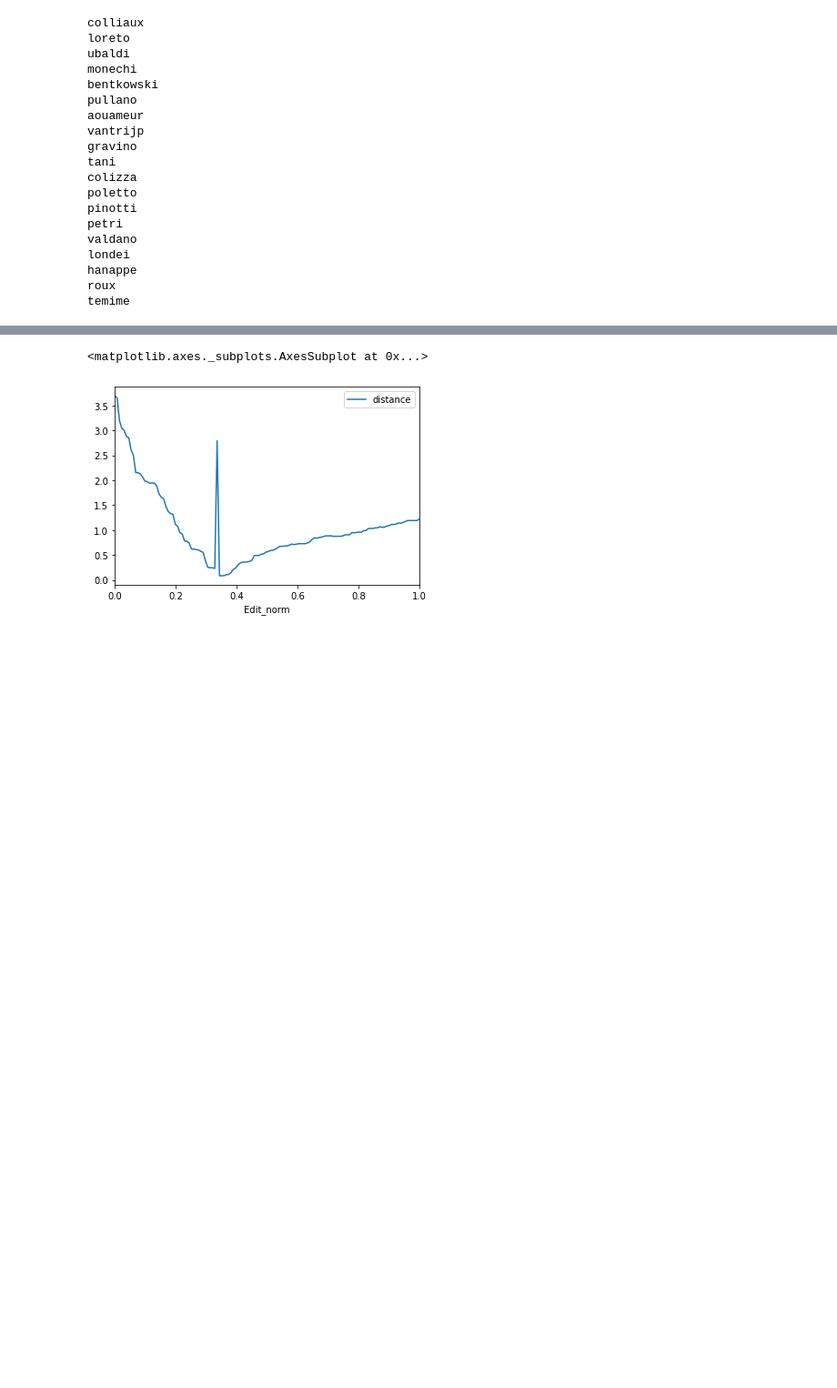
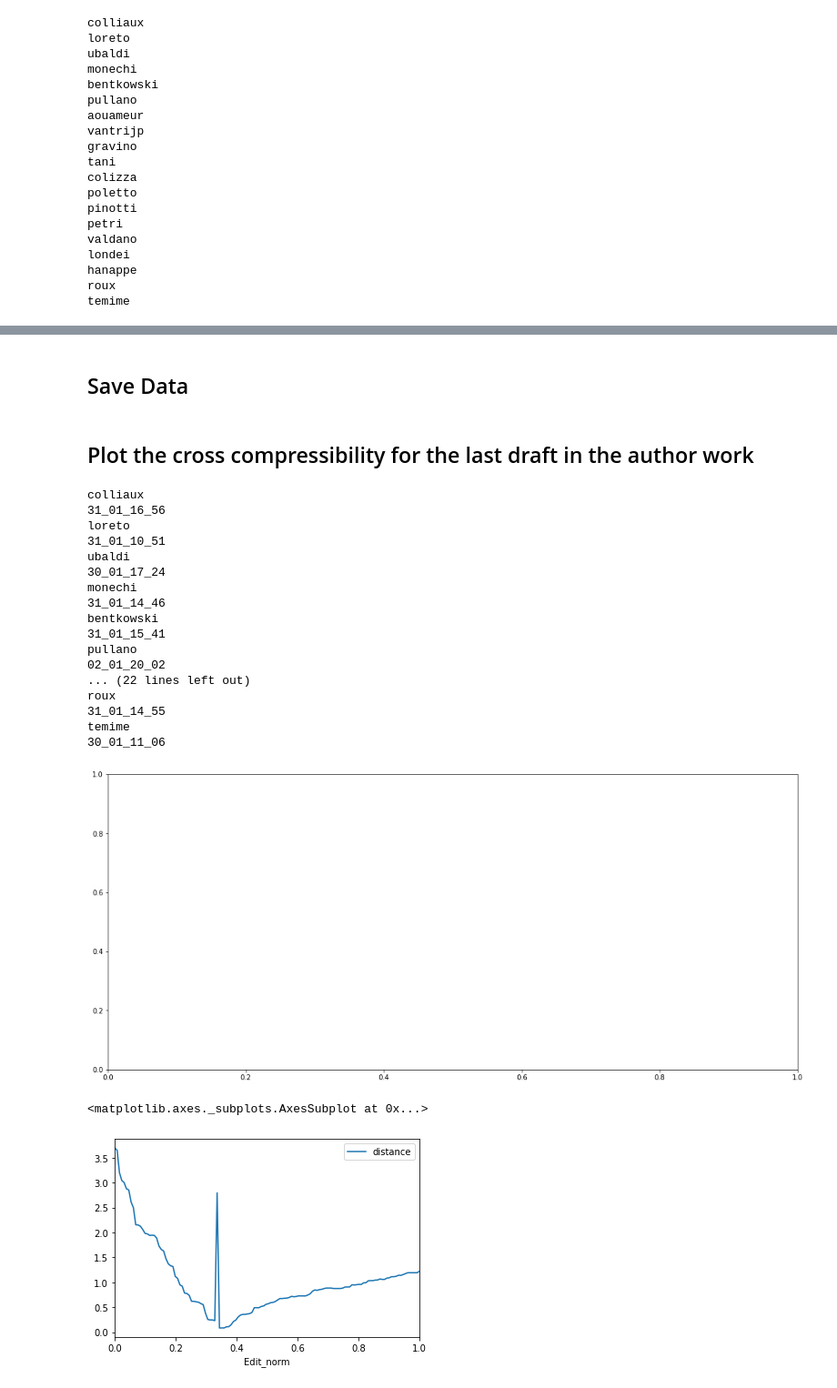
Before and after one commit to losardor/DraftAnalysis, a Jupyter notebook: PACCHETTO_ruggieroDraft/DrafAnal_with_package.ipynb, the cells around one changed output, grey strips where cells are left out. Shown: that part at 91% size. Saved outputs shown, nothing was run; the diff lists cells and outputs as text; code cells hidden in the pictures; blank space fills up the shorter version.

```diff
--- a/PACCHETTO_ruggieroDraft/DrafAnal_with_package.ipynb
+++ b/PACCHETTO_ruggieroDraft/DrafAnal_with_package.ipynb
@@ -59,0 +115,2 @@ temime
+# %% [markdown]
+## Save Data
@@ -60,2 +122,45 @@ temime
+# %% [markdown]
+## Plot the cross compressibility for the last draft in the author work
+# %%
+last_draft = {}
+for author in Data:
+    time_of_draft = [dt.strptime(draft.tag, '%d_%m_%H_%M') for draft in author.drafts]
+    tof_s = sorted(time_of_draft)
+    tof_dic = {}
+    for i in range(len(tof_s)):
+        tof_dic[tof_s[i]] = time_of_draft[i]
+    ind = time_of_draft.index(tof_dic[tof_s[-1]])
+    last_draft[author.name] = ind
+# %%
+x = np.linspace(0, 5, 100)
+cmap = plt.get_cmap('jet')
+fig = plt.figure(figsize=(14,6))
+ax = fig.add_axes([1,1,1,1])
+N = len(Data)
+for i,author in enumerate(Data):
+    color = cmap(float(i)/N)
+    print(author.name)
+    print(author.drafts[last_draft[author.name]].tag)
+    #contigData.plot(ax=ax, x='Edit_norm', y='distance', c=color,
+    #                                                       label=author.name)
+# %% [output]
+colliaux
+31_01_16_56
+loreto
+31_01_10_51
+ubaldi
+30_01_17_24
+monechi
+31_01_14_46
+bentkowski
+31_01_15_41
+pullano
+02_01_20_02
+... (22 lines left out)
+roux
+31_01_14_55
+temime
+30_01_11_06
+[figure, added]
 # %%
 Data[i].drafts[-1].contigData.plot(x='Edit_norm', y='distance')
```
Also changed, not shown: parts of 15 cells of this notebook, 14 other files.
